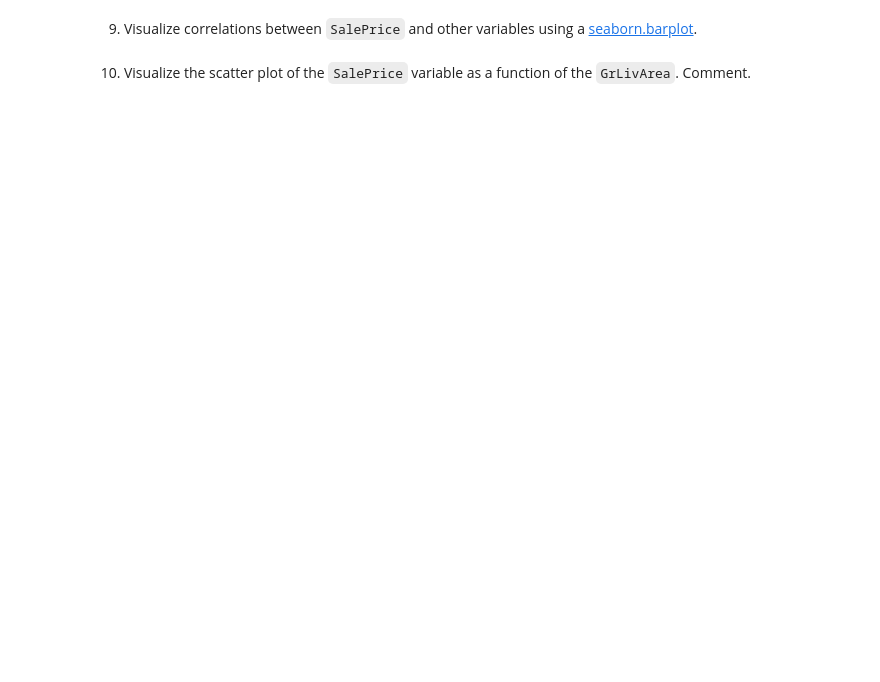
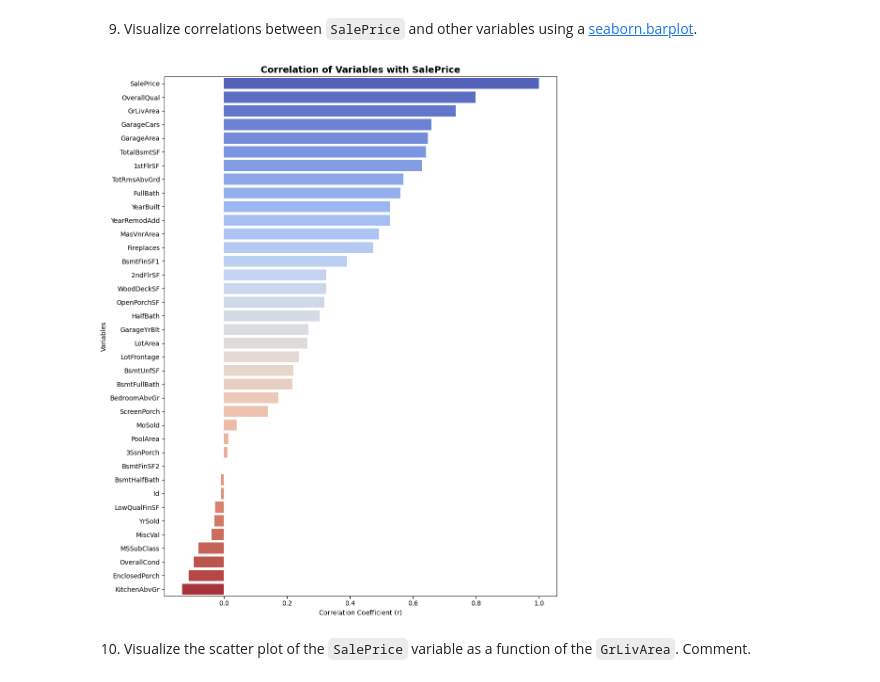
Before and after one commit to Marc-Philippe-dev/PropertiesLinearRegressionModel, a Jupyter notebook: Machine_Learning_Practical_Student.ipynb, the cells around one changed output. Saved outputs shown, nothing was run; the diff lists cells and outputs as text; code cells hidden in the pictures; blank space fills up the shorter version.

````diff
--- a/Machine_Learning_Practical_Student.ipynb
+++ b/Machine_Learning_Practical_Student.ipynb
@@ -209,2 +449,32 @@ Missing values in Test data:
+# %%
+# Answer
+
+import pandas as pd
+import seaborn as sns
+import matplotlib.pyplot as plt
+
+# Compute correlations
+corr = train_data.corr(numeric_only=True)["SalePrice"].sort_values(ascending=False)
+
+# Convert to DataFrame for easier plotting
+corr_df = corr.reset_index()
+corr_df.columns = ["Variable", "Correlation"]
+
+# Plot
+plt.figure(figsize=(10, 12))
+sns.barplot(
+    data=corr_df,
+    y="Variable",
+    x="Correlation",
+    palette="coolwarm",
+    orient="h"
+)
+plt.title("Correlation of Variables with SalePrice", fontsize=14, fontweight='bold')
+plt.xlabel("Correlation Coefficient (r)")
+plt.ylabel("Variables")
+plt.tight_layout()
+plt.show()
+# %% [output]
+[figure, added]
 # %% [markdown]
 10) Visualize the scatter plot of the ```SalePrice``` variable as a function of the ```GrLivArea```. Comment.
````
Also changed, not shown: parts of 25 cells of this notebook, 1 other file.
